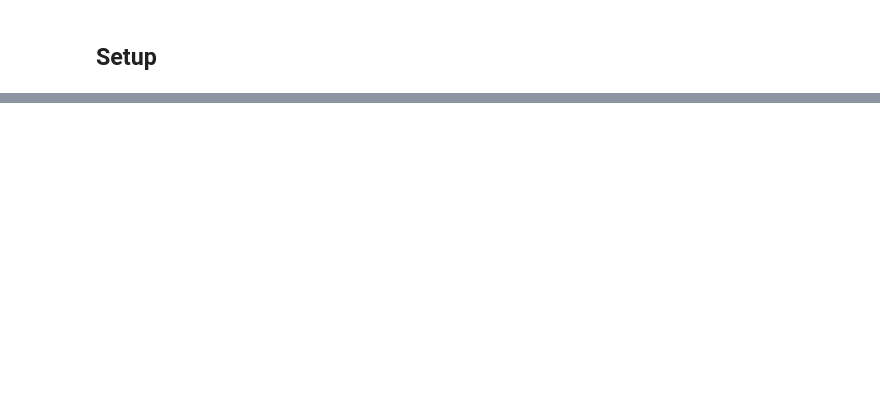
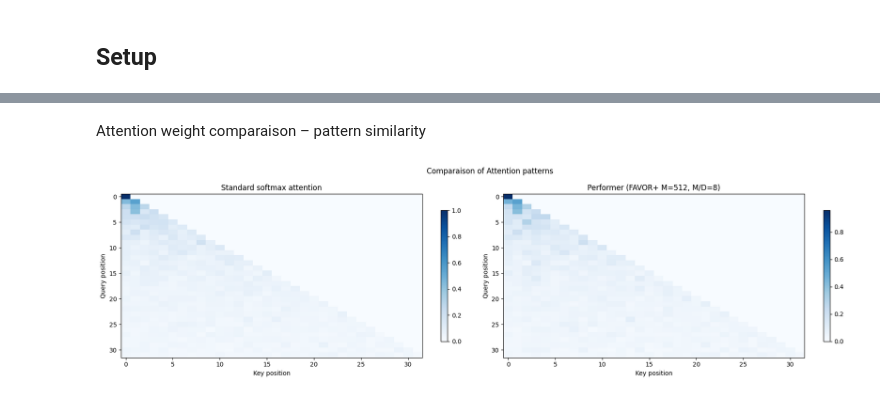
Before and after one commit to Antoinechss/Performer-attention-LLM, a Jupyter notebook: analysis.ipynb, the cells around one changed output, grey strips where cells are left out. Cells and saved outputs as stored; diff of their text form; code cells hidden in the pictures; blank space fills up the shorter version.

```diff
--- a/analysis.ipynb
+++ b/analysis.ipynb
@@ -1059,0 +714,12 @@ print(f"{'='*70}")
+# %%
+# First redefining a standard softmaw causal attention
+
+def causal_softmax_attention(q, k, v):
+    """Standard causal softmax attention"""
+    D = q.shape[-1]
+    scores = torch.matmul(q, k.transpose(-2, -1)) * (D ** -0.5)
+    N = q.shape[2]
+    mask = torch.triu(torch.ones(N, N, device=q.device), diagonal=1).bool()
+    scores.masked_fill_(mask, float('-inf'))
+    w = torch.softmax(scores, dim=-1)
+    return torch.matmul(w, v), w
@@ -1059,0 +815,47 @@ print(f"{'='*70}")
+# %% [markdown]
+Attention weight comparaison – pattern similarity
+# %%
+torch.manual_seed(42)
+N_vis = 32
+q = torch.randn(1, 1, N_vis, D, device=_dev, dtype=torch.float32) * ELEM_STD
+k = torch.randn(1, 1, N_vis, D, device=_dev, dtype=torch.float32) * ELEM_STD
+v = torch.randn(1, 1, N_vis, D, device=_dev, dtype=torch.float32)
+
+with torch.no_grad():
+    _, w_std = causal_softmax_attention(q, k, v)
+w_std = w_std[0, 0].cpu()
+
+core_vis = PerformerAttentionCore(head_dim=D, num_features=512).to(_dev)
+with torch.no_grad():
+    scale = D ** -0.25
+    phi_q = core_vis.phi(q * scale, is_query=True)
+    phi_k = core_vis.phi(k * scale, is_query=False)
+    w_perf = torch.matmul(phi_q, phi_k.transpose(-2, -1))[0, 0]
+    causal_mask = torch.triu(torch.ones(N_vis, N_vis, device=_dev), diagonal=1).bool()
+    w_perf.masked_fill_(causal_mask, 0.0)
+    w_perf = w_perf / (w_perf.sum(dim=-1, keepdim=True) + 1e-6)
+w_perf = w_perf.cpu()
+
+fig, axes = plt.subplots(1, 2, figsize=(18, 5))
+
+im0 = axes[0].imshow(w_std.numpy(), cmap='Blues', aspect='auto')
+axes[0].set_title('Standard softmax attention')
+axes[0].set_xlabel('Key position')
+axes[0].set_ylabel('Query position')
+plt.colorbar(im0, ax=axes[0], shrink=0.8)
+
+im1 = axes[1].imshow(w_perf.numpy(), cmap='Blues', aspect='auto')
+axes[1].set_title(f'Performer (FAVOR+ M=512, M/D={512//D})')
+axes[1].set_xlabel('Key position')
+axes[1].set_ylabel('Query position')
+plt.colorbar(im1, ax=axes[1], shrink=0.8)
+
+diff = (w_std - w_perf).abs().numpy()
+
+plt.suptitle('Comparaison of Attention patterns')
+plt.tight_layout()
+plt.show()
+
+frob = torch.norm(w_std - w_perf, p='fro').item()
+# %% [output]
+[figure, added]
```
Also changed, not shown: parts of 61 cells of this notebook, 1 other file.
